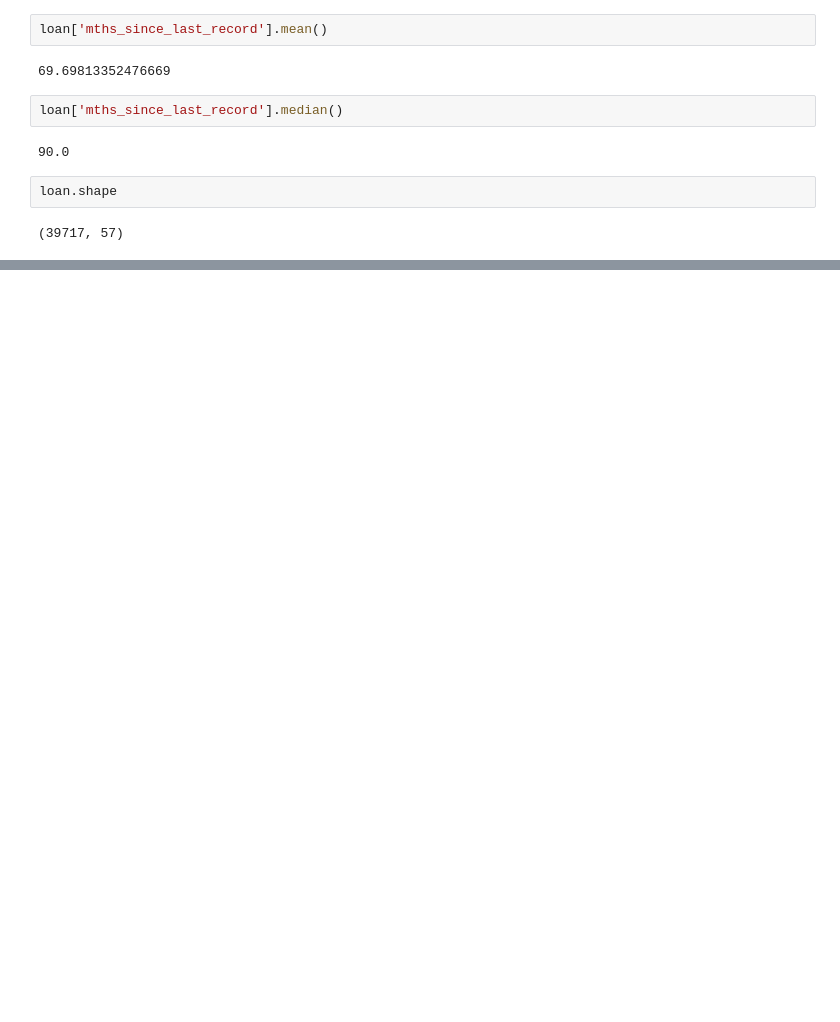
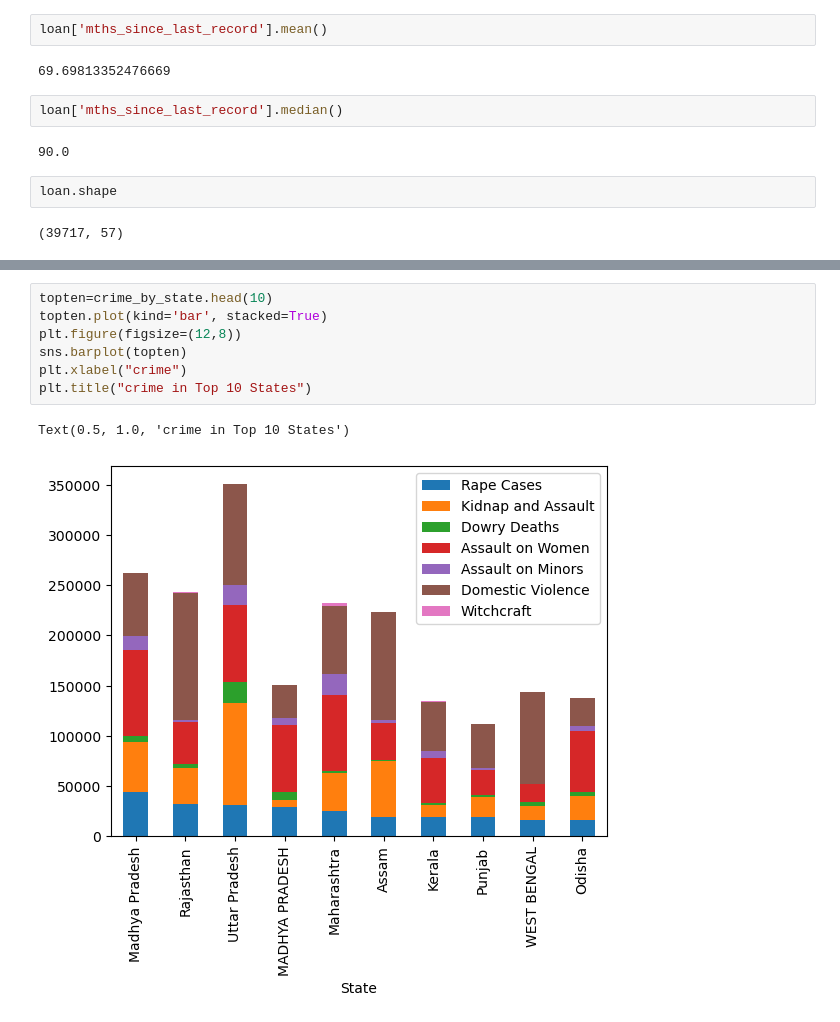
Before and after one commit to shivansh1325/Data_science, a Jupyter notebook: peactice.ipynb, the cells around one changed output, grey strips where cells are left out. Drawn from its saved outputs; the diff is of its cells as text; blank space fills up the shorter version.

```diff
--- a/peactice.ipynb
+++ b/peactice.ipynb
@@ -200,0 +411,10 @@ loan.shape
+# %%
+topten=crime_by_state.head(10)
+topten.plot(kind='bar', stacked=True)
+plt.figure(figsize=(12,8))
+sns.barplot(topten)
+plt.xlabel("crime")
+plt.title("crime in Top 10 States")
+# %% [output]
+Text(0.5, 1.0, 'crime in Top 10 States')
+[figure, added]
```
Also changed, not shown: parts of 21 cells of this notebook, 4 other files.
